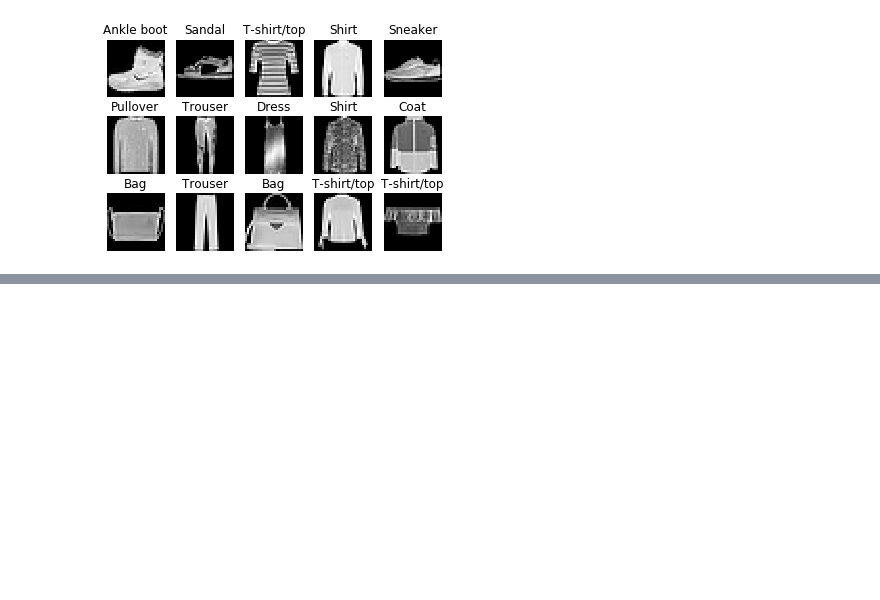
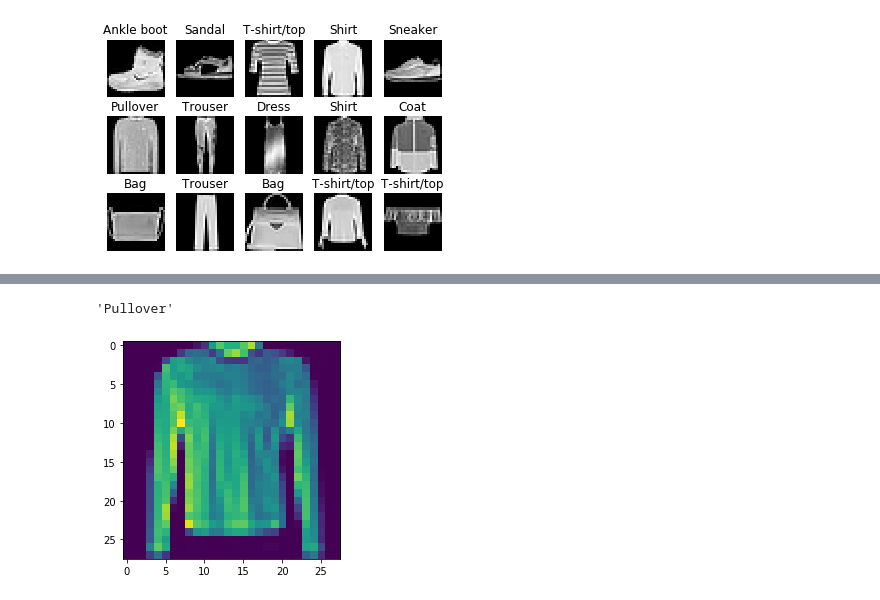
Before and after one commit to cgst/nn, a Jupyter notebook: Fashion MNIST.ipynb, the cells around one changed output, grey strips where cells are left out. Saved outputs shown, nothing was run; the diff lists cells and outputs as text; code cells hidden in the pictures; blank space fills up the shorter version.

```diff
--- a/Fashion MNIST.ipynb
+++ b/Fashion MNIST.ipynb
@@ -3,9 +3,12 @@ import torchvision
 import torch
 import torch.nn.functional as F
 import matplotlib.pyplot as plt
+import logging
 from torchvision import transforms
 
-dtype = torch.float32
+dtype = torch.float
+# device = torch.device("cpu")
+device = torch.device("cuda:0") # Uncomment this to run on GPU
 # %% [markdown]
 ### Load Fashion MNIST dataset bundled with PyTorch
 # %%
@@ -35,29 +37,0 @@ for idx in range(sample_rows*sample_cols):
-# %%
-batch_size, hidden_dim, num_epochs = 100, 1000, 10
-input_dim, output_dim = 28*28, len(ds.classes)
-learning_rate = 1e-2
-
-weights_1 = torch.randn(hidden_dim, input_dim, requires_grad=True)
-weights_2 = torch.randn(output_dim, hidden_dim, requires_grad=True)
-optimizer = torch.optim.Adam([weights_1, weights_2], lr=learning_rate)
-
-loader = torch.utils.data.DataLoader(ds, batch_size=batch_size, shuffle=True)
-
-def loss_fn(x, y):
-    model = F.linear(x.reshape(len(x), input_dim).float(), weights_1)
-    model = F.relu(model)
-    model = F.linear(model, weights_2)
-    return F.cross_entropy(model, y, reduction='mean')
-
-for epoch_idx in range(num_epochs):
-    for batch_idx, (batch_x, batch_y) in enumerate(loader):
-        optimizer.zero_grad()
-        loss = loss_fn(batch_x, batch_y)
-        if batch_idx*batch_size % 10000 == 0:
-            print("Batch % 4d, train loss %.2f" % (batch_idx, loss.item()))
-        loss.backward()
-        optimizer.step()
-    # Calculate test loss
-    with torch.no_grad():
-        test_loss = loss_fn(ds_test.data, ds_test.targets)
-        print("=== Epoch %d, test loss %.2f" % (epoch_idx, test_loss.item()))
@@ -81,0 +88,3 @@ Batch  500, train loss 0.23
+# %%
+m1 = M1()
+m1.train()
@@ -81,0 +109,7 @@ Batch  500, train loss 0.23
+# %%
+ti = 8919
+plt.imshow(ds_test.data[ti])
+ds_test.classes[m1.predict(ds_test.data[ti:ti+1])]
+# %% [output]
+'Pullover'
+[figure, added]
```
Also changed, not shown: parts of 5 cells of this notebook.
